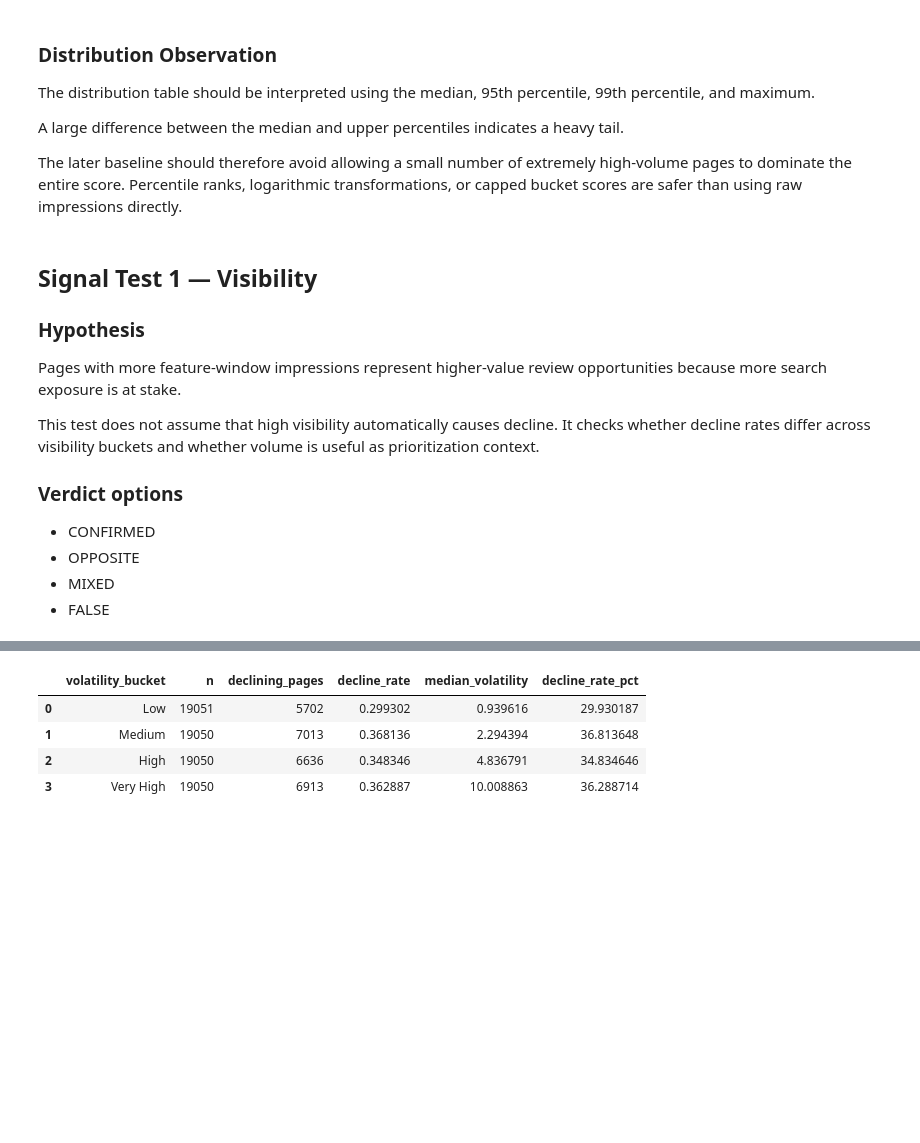
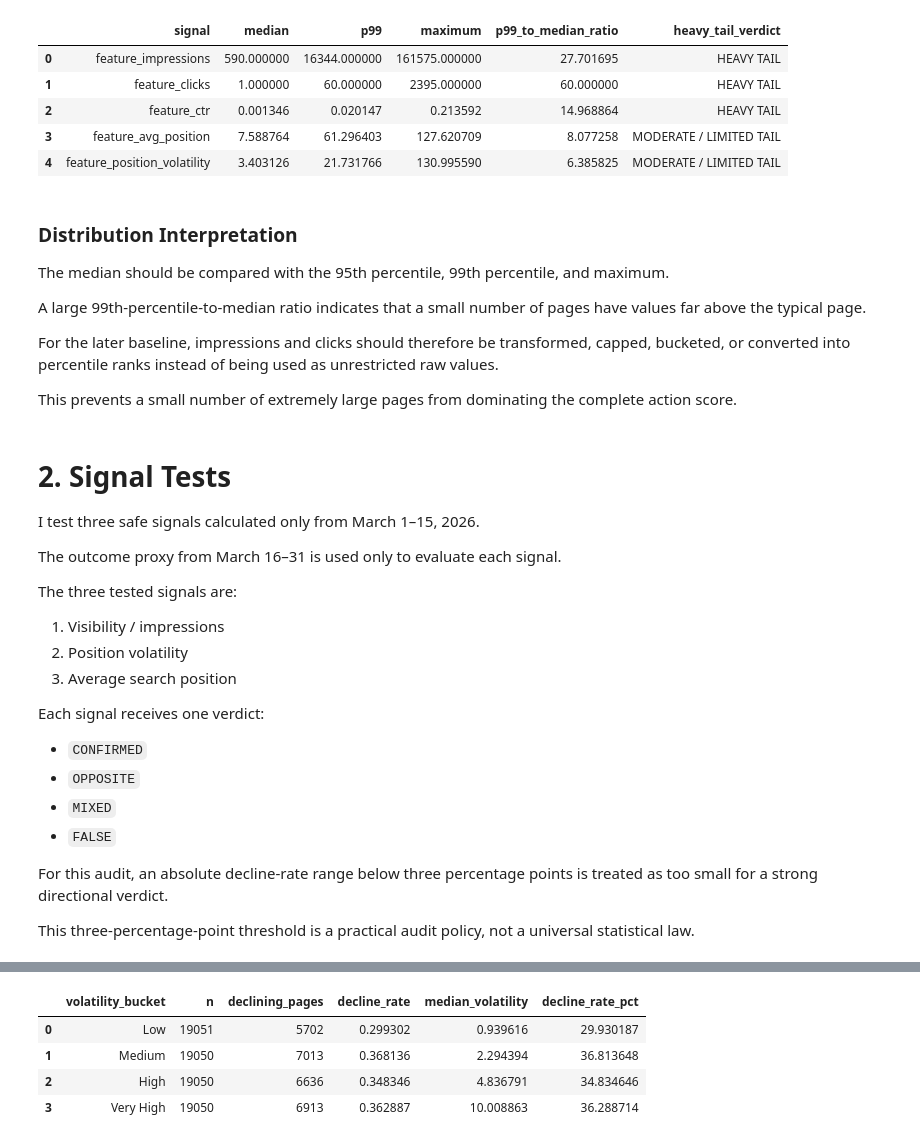
Before and after one commit to Zafar488/flyrank-ml-internship, a Jupyter notebook: work/notebooks/w04_signal_audit.ipynb, the cells around one changed output, grey strips where cells are left out. Saved outputs shown, nothing was run; the diff lists cells and outputs as text; code cells hidden in the pictures; blank space fills up the shorter version.

```diff
--- a/work/notebooks/w04_signal_audit.ipynb
+++ b/work/notebooks/w04_signal_audit.ipynb
@@ -323,26 +397,60 @@ heavy_tail_receipt
 | 2 | feature_ctr | 0.001346 | 0.010695 | 0.020147 | 0.213592 | 14.968864 |
 | 3 | feature_avg_position | 7.588764 | 38.392042 | 61.296403 | 127.620709 | 8.077258 |
 | 4 | feature_position_volatility | 3.403126 | 14.330018 | 21.731766 | 130.995590 | 6.385825 |
+# %%
+heavy_tail_summary["heavy_tail_verdict"] = np.where(
+    heavy_tail_summary["p99_to_median_ratio"] >= 10,
+    "HEAVY TAIL",
+    "MODERATE / LIMITED TAIL",
+)
+
+heavy_tail_summary[
+    [
+        "signal",
+        "median",
+        "p99",
+        "maximum",
+        "p99_to_median_ratio",
+        "heavy_tail_verdict",
+    ]
+]
+# %% [output]
+|  | signal | median | p99 | maximum | p99_to_median_ratio | heavy_tail_verdict |
+| 0 | feature_impressions | 590.000000 | 16344.000000 | 161575.000000 | 27.701695 | HEAVY TAIL |
+| 1 | feature_clicks | 1.000000 | 60.000000 | 2395.000000 | 60.000000 | HEAVY TAIL |
+| 2 | feature_ctr | 0.001346 | 0.020147 | 0.213592 | 14.968864 | HEAVY TAIL |
+| 3 | feature_avg_position | 7.588764 | 61.296403 | 127.620709 | 8.077258 | MODERATE / LIMITED TAIL |
+| 4 | feature_position_volatility | 3.403126 | 21.731766 | 130.995590 | 6.385825 | MODERATE / LIMITED TAIL |
 # %% [markdown]
-### Distribution Observation
+### Distribution Interpretation
 
-The distribution table should be interpreted using the median, 95th percentile, 99th percentile, and maximum.
+The median should be compared with the 95th percentile, 99th percentile, and maximum.
 
-A large difference between the median and upper percentiles indicates a heavy tail.
+A large 99th-percentile-to-median ratio indicates that a small number of pages have values far above the typical page.
 
-The later baseline should therefore avoid allowing a small number of extremely high-volume pages to dominate the entire score. Percentile ranks, logarithmic transformations, or capped bucket scores are safer than using raw impressions directly.
+For the later baseline, impressions and clicks should therefore be transformed, capped, bucketed, or converted into percentile ranks instead of being used as unrestricted raw values.
+
+This prevents a small number of extremely large pages from dominating the complete action score.
 # %% [markdown]
-## Signal Test 1 — Visibility
+# 2. Signal Tests
 
-### Hypothesis
+I test three safe signals calculated only from March 1–15, 2026.
 
-Pages with more feature-window impressions represent higher-value review opportunities because more search exposure is at stake.
+The outcome proxy from March 16–31 is used only to evaluate each signal.
 
-This test does not assume that high visibility automatically causes decline. It checks whether decline rates differ across visibility buckets and whether volume is useful as prioritization context.
+The three tested signals are:
 
-### Verdict options
+1. Visibility / impressions
+2. Position volatility
+3. Average search position
 
-- CONFIRMED
-- OPPOSITE
-- MIXED
-- FALSE
+Each signal receives one verdict:
+
+- `CONFIRMED`
+- `OPPOSITE`
+- `MIXED`
+- `FALSE`
+
+For this audit, an absolute decline-rate range below three percentage points is treated as too small for a strong directional verdict.
+
+This three-percentage-point threshold is a practical audit policy, not a universal statistical law.
```
Also changed, not shown: parts of 35 cells of this notebook.
